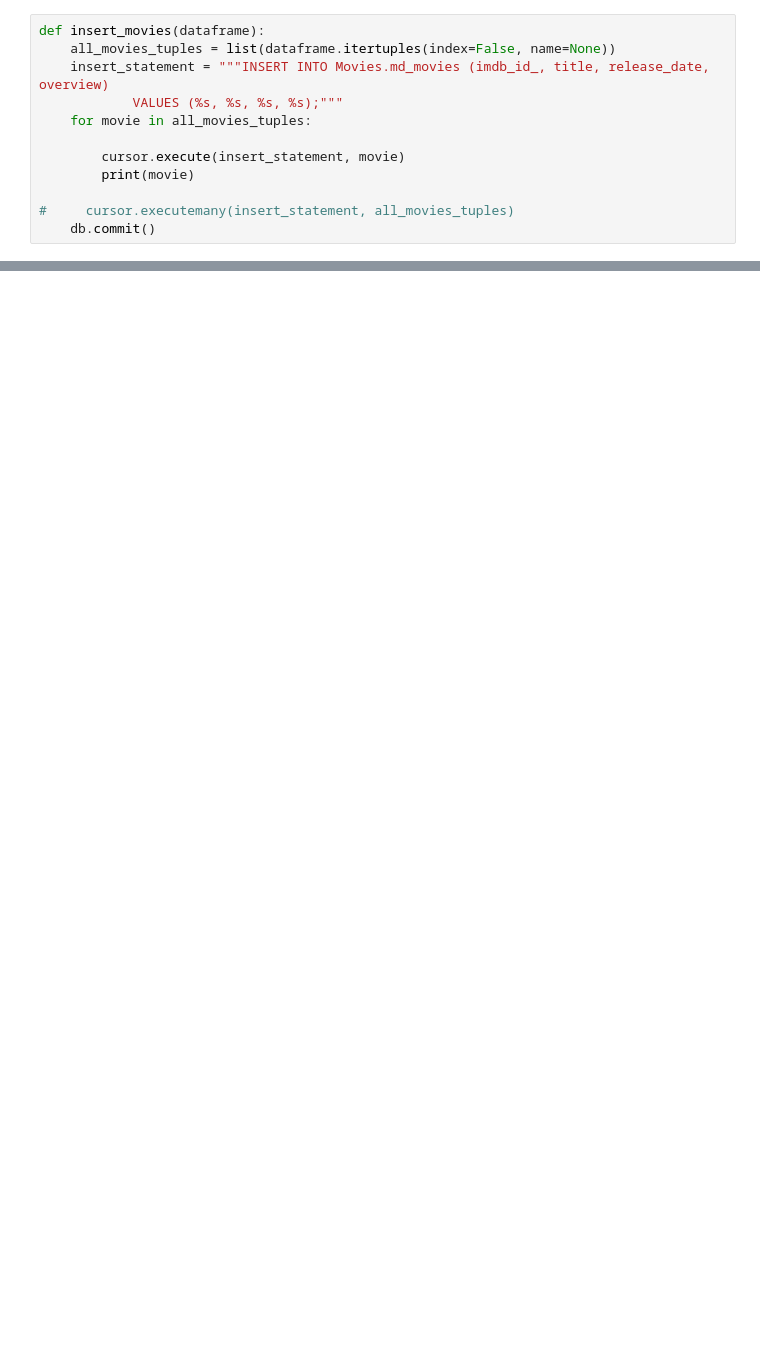
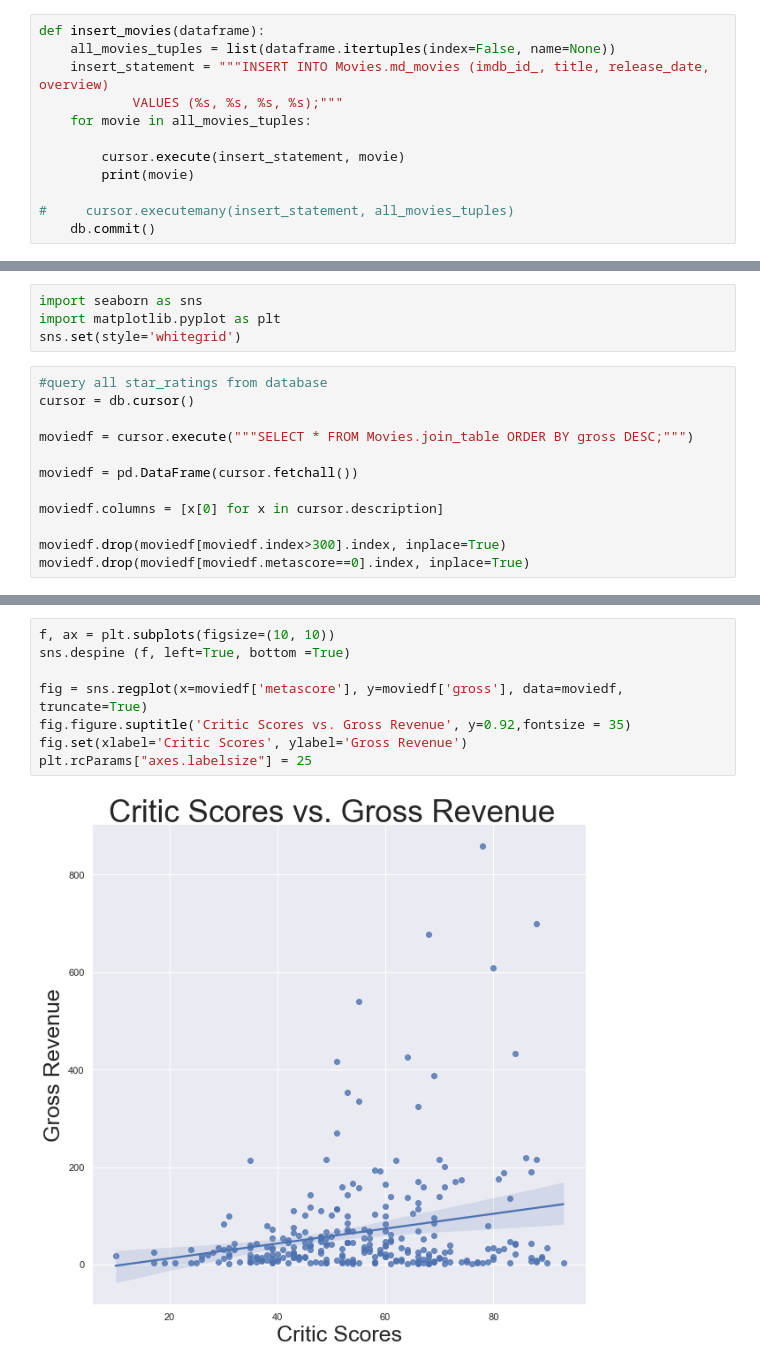
Before and after one commit to clareblessen/Movies, a Jupyter notebook: Movie_project.ipynb, the cells around one changed output, grey strips where cells are left out. Cells and saved outputs as stored; diff of their text form; blank space fills up the shorter version.

```diff
--- a/Movie_project.ipynb
+++ b/Movie_project.ipynb
@@ -353,0 +330,16 @@ insert_movies(make_df(all_info))
+# %%
+import seaborn as sns
+import matplotlib.pyplot as plt
+sns.set(style='whitegrid')
+# %%
+#query all star_ratings from database
+cursor = db.cursor()
+
+moviedf = cursor.execute("""SELECT * FROM Movies.join_table ORDER BY gross DESC;""")
+
+moviedf = pd.DataFrame(cursor.fetchall())
+
+moviedf.columns = [x[0] for x in cursor.description]
+
+moviedf.drop(moviedf[moviedf.index>300].index, inplace=True)
+moviedf.drop(moviedf[moviedf.metascore==0].index, inplace=True)
@@ -353,0 +368,10 @@ insert_movies(make_df(all_info))
+# %%
+f, ax = plt.subplots(figsize=(10, 10))
+sns.despine (f, left=True, bottom =True)
+
+fig = sns.regplot(x=moviedf['metascore'], y=moviedf['gross'], data=moviedf, truncate=True)
+fig.figure.suptitle('Critic Scores vs. Gross Revenue', y=0.92,fontsize = 35)
+fig.set(xlabel='Critic Scores', ylabel='Gross Revenue')
+plt.rcParams["axes.labelsize"] = 25
+# %% [output]
+[figure, added]
```
Also changed, not shown: parts of 32 cells of this notebook.
